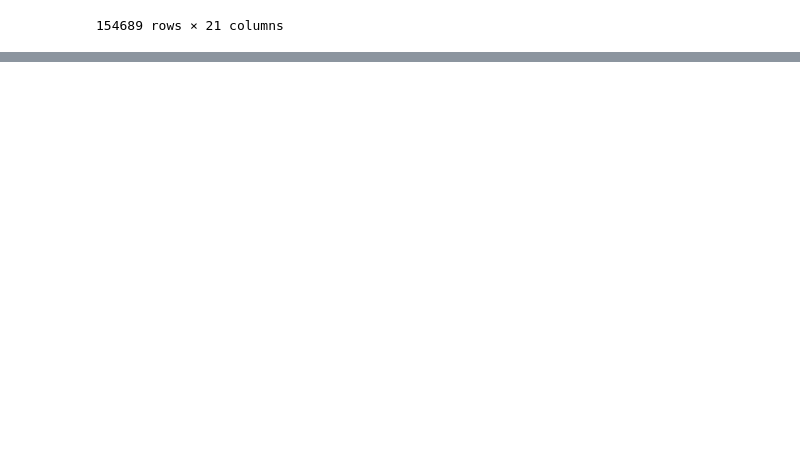
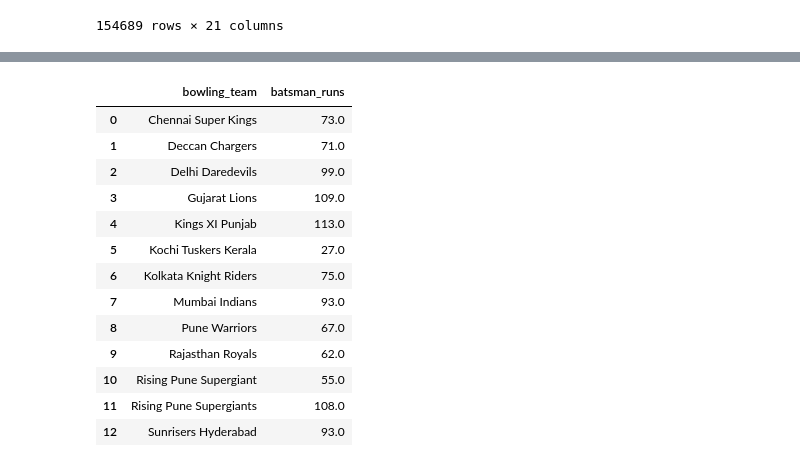
Before and after one commit to birusolankar/Pandas, a Jupyter notebook: Pandas_groupby.ipynb, the cells around one changed output, grey strips where cells are left out. Saved outputs shown, nothing was run; the diff lists cells and outputs as text; code cells hidden in the pictures; blank space fills up the shorter version.

```diff
--- a/Pandas_groupby.ipynb
+++ b/Pandas_groupby.ipynb
@@ -903,0 +928,17 @@ df
+# %%
+max_run_by_team
+# %% [output]
+|  | bowling_team | batsman_runs |
+| 0 | Chennai Super Kings | 73.0 |
+| 1 | Deccan Chargers | 71.0 |
+| 2 | Delhi Daredevils | 99.0 |
+| 3 | Gujarat Lions | 109.0 |
+| 4 | Kings XI Punjab | 113.0 |
+| 5 | Kochi Tuskers Kerala | 27.0 |
+| 6 | Kolkata Knight Riders | 75.0 |
+| 7 | Mumbai Indians | 93.0 |
+| 8 | Pune Warriors | 67.0 |
+| 9 | Rajasthan Royals | 62.0 |
+| 10 | Rising Pune Supergiant | 55.0 |
+| 11 | Rising Pune Supergiants | 108.0 |
+| 12 | Sunrisers Hyderabad | 93.0 |
```
Also changed, not shown: parts of 6 cells of this notebook.
